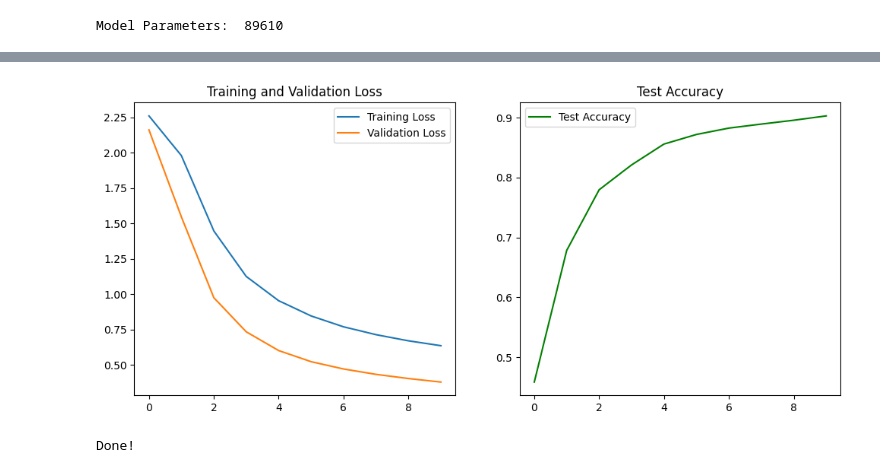
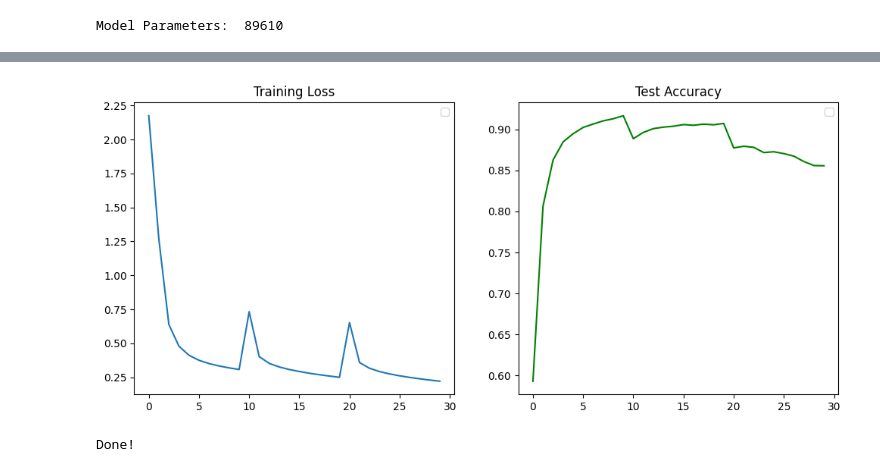
Before and after one commit to Indyuce/ml_reproducibility_project, a Jupyter notebook: ewc.ipynb, the cells around one changed output, grey strips where cells are left out. Drawn from its saved outputs; the diff is of its cells as text; code cells hidden in the pictures.

Commit message:
code bon pour sgd sur permuted mnisnt

```diff
--- a/ewc.ipynb
+++ b/ewc.ipynb
@@ -61,14 +75,19 @@ Using device: cuda
 # %%
-def evaluate_accuracy(model):
+def evaluate_accuracy(
+    model: torch.nn.Module,
+    test_dataloader: DataLoader,
+    device: torch.device,
+):
     """
     Evaluate test accuracy of the given model on the test split
     """
+
     model = model.to(device)
     model.eval()
     correct = 0
     total = 0
 
-    for images, labels in test_loader:
+    for images, labels in test_dataloader:
         images, labels = images.to(device), labels.to(device)
         outputs = model(images)
         _, predicted = torch.max(outputs.data, 1)
@@ -214,8 +198,8 @@ class SmallNet(torch.nn.Module):
         self._input_size = 28 * 28
         self._n_ff       = 100
         self._n_output   = 10
-        self._do_input   = 0.2
-        self._do_ff      = 0.5
+        self._do_input   = 0
+        self._do_ff      = 0
 
         self.do0 = torch.nn.Dropout(self._do_input)
 
@@ -266,12 +254,17 @@ Model Parameters:  89610
 # %%
+# Number of tasks and epochs per task
+# Type of regularization. Very important for the paper, as it changes the training process
+# Type of tasks. We can choose between permuted MNIST and rotated MNIST
+N_EPOCHS          = 10
+REGULARIZATION    = "SGD" # Possible Values: `SGD`, `L2`, `EWC`
+N_TASKS           = 3
+DATASET_GENERATOR = generate_permuted_mnist
+
 # Initialize model
 model = SmallNet()
 model.to(device)
 
 # Loss, optimizer and scheduler
-N_EPOCHS = 10
-FILE_NAME = "smallnet_base"
-
 #optimizer = torch.optim.Adam(model.parameters(), lr=1e-3)
 #optimizer = torch.optim.AdamW(model.parameters(), lr=1e-3, weight_decay=1e-4)
 optimizer = torch.optim.SGD(model.parameters(), lr=1e-3, momentum=0.9, weight_decay=5e-4)
@@ -279,47 +272,57 @@ optimizer = torch.optim.SGD(model.parameters(), lr=1e-3, momentum=0.9, weight_de
 #scheduler = torch.optim.lr_scheduler.ExponentialLR(optimizer=optimizer, gamma=.9)
 #scheduler = torch.optim.lr_scheduler.StepLR(optimizer, step_size=5, gamma=0.2)
 
-# split train and validation sets
-val_size = int(0.1 * len(raw_dataset))
-train_size = len(raw_dataset) - val_size
-train_dataset, val_dataset = torch.utils.data.random_split(raw_dataset, [train_size, val_size])
+print('Training model...')
 
-# create new dataloaders for training and validation sets
-BATCH_SIZE = 128
-train_dataloader = DataLoader(train_dataset, batch_size=BATCH_SIZE, shuffle=True)
-val_dataloader = DataLoader(val_dataset, batch_size=BATCH_SIZE, shuffle=False)
-print(f'Training Samples  : {len(train_dataset)}')
-print(f'Validation Samples: {len(val_dataset)}')
+train_losses = []
+test_accuracies = []
 
-print('Training model...')
-train_losses, val_losses, test_accuracies = fit(
-    model=model,
-    train_dataloader=train_dataloader,
-    val_dataloader=val_dataloader,
-    optimizer=optimizer,
-    loss_function=F.cross_entropy,
-    scheduler=None,
-    epochs=N_EPOCHS,
-    device=device,
-)
+test_dataloader = None
+
+for i_task in range(N_TASKS):
+    print(f'Training on task {i_task}...')
+
+    # Generate new task
+    train_dataloader, partial_test_dataloader = DATASET_GENERATOR(i_task)
+
+    # Combine test_dataloaders
+    if test_dataloader == None:
+        test_dataloader = partial_test_dataloader
+    else:
+        test_dataset = torch.utils.data.ConcatDataset([test_dataloader.dataset, partial_test_dataloader.dataset])
+        test_dataloader = torch.utils.data.DataLoader(test_dataset, batch_size=BATCH_SIZE, shuffle=False)
+
+    # Fit on task
+    train_losses_task, test_accuracies_task = fit(
+        model=model,
+        train_dataloader=train_dataloader,
+        test_dataloader=test_dataloader,
+        optimizer=optimizer,
+        loss_function=F.cross_entropy,
+        scheduler=None,
+        epochs=N_EPOCHS,
+        device=device,
+    )
+
+    train_losses += train_losses_task
+    test_accuracies += test_accuracies_task
 
 # Save model and curves
-torch.save(model.state_dict(), f'{FILE_NAME}.pt')
-np.save(f'{FILE_NAME}_train_losses.npy', train_losses)
-np.save(f'{FILE_NAME}_val_losses.npy', val_losses)
+torch.save(model.state_dict(), f'{REGULARIZATION}.pt') # not used
+np.save(f'{REGULARIZATION}_train_losses.npy', train_losses) # not used
+np.save(f'{REGULARIZATION}_test_accuracies.npy', test_accuracies)
 
 # Plot loss as fct of epoch
 print('Plotting curves...')
 fig, axs = plt.subplots(1, 2, figsize=(12, 5))
 
 # Plot training and validation losses
-axs[0].plot(train_losses, label='Training Loss')
-axs[0].plot(val_losses, label='Validation Loss')
+axs[0].plot(train_losses)
 axs[0].legend()
-axs[0].set_title('Training and Validation Loss')
+axs[0].set_title('Training Loss')
 
 # Plot test accuracy
-axs[1].plot(test_accuracies, label='Test Accuracy', color='green')
+axs[1].plot(test_accuracies, color='green')
 axs[1].legend()
 axs[1].set_title('Test Accuracy')
 
@@ -343,3 +349,3 @@ Epoch [10/10]: train=0.6361 val=0.379 test=90.3 (3.7s)
 Plotting curves...
-[figure, old version]
+[figure, new version]
 Done!
```
Also changed, not shown: parts of 12 cells of this notebook, 2 other files.
